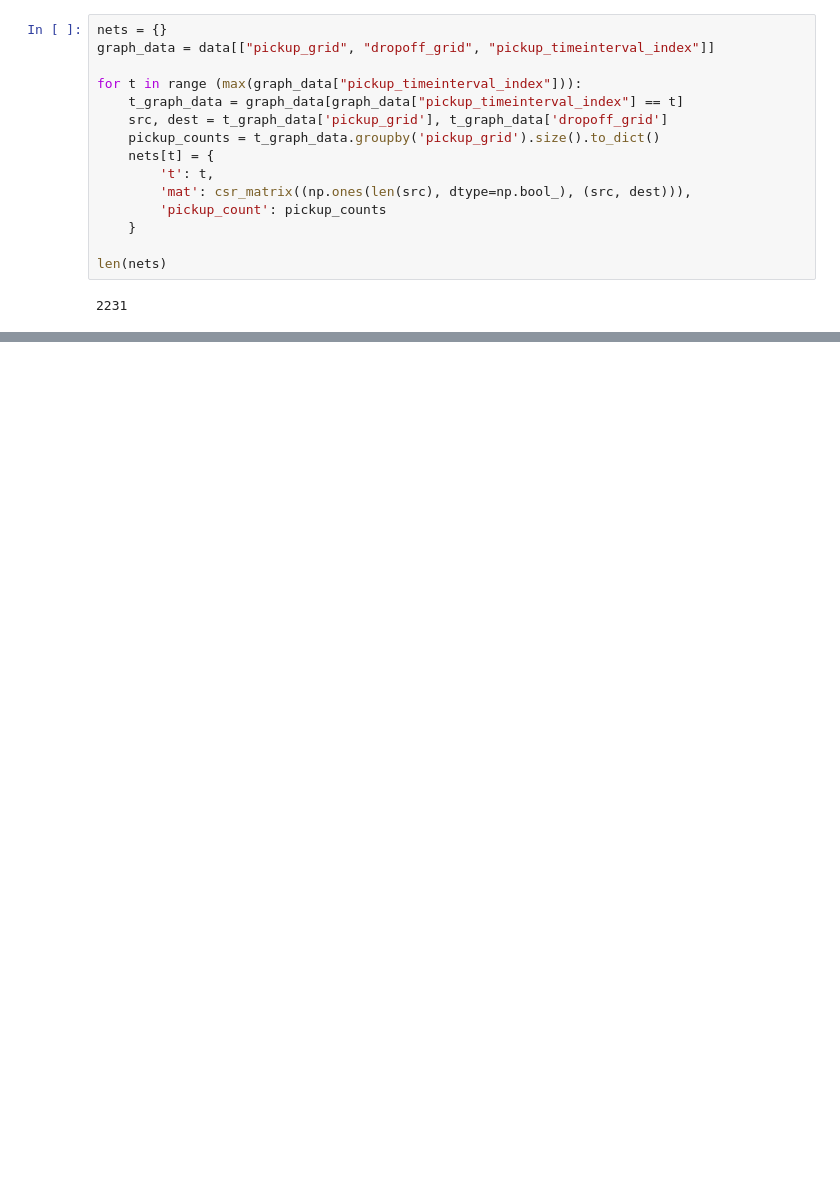
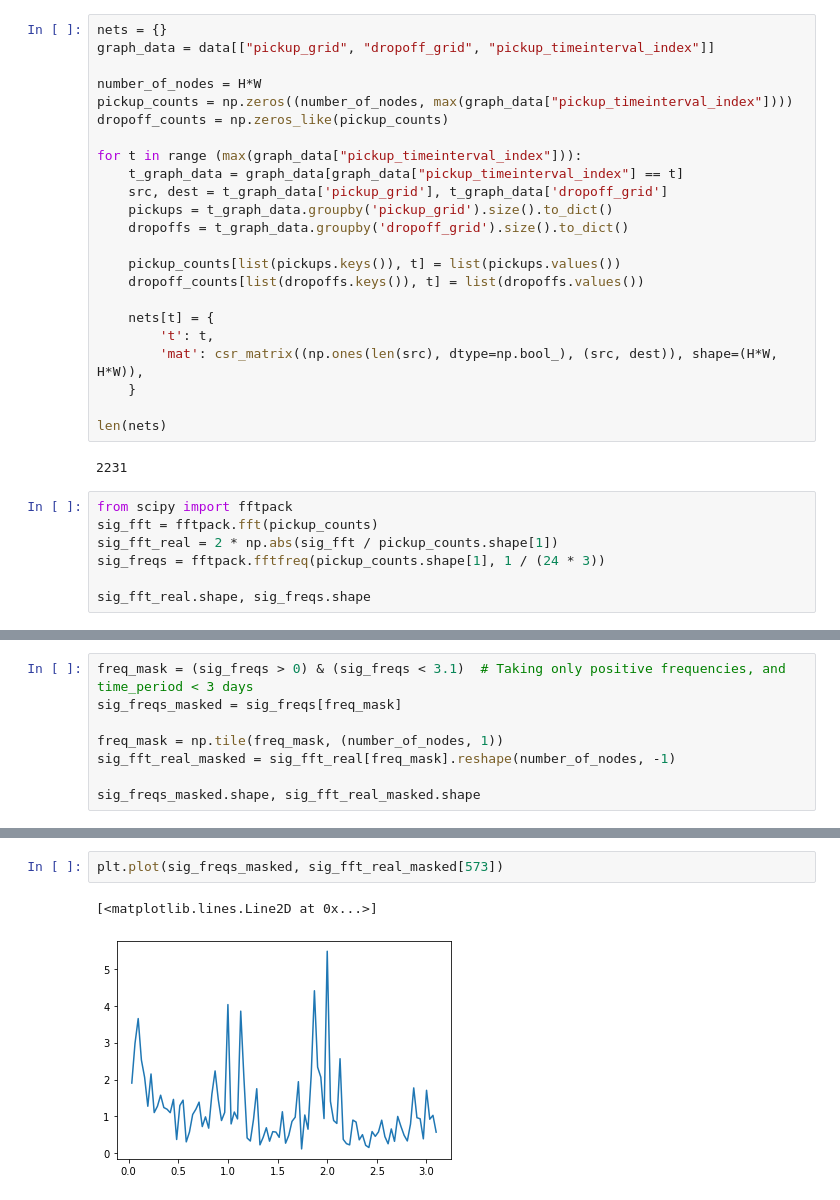
Before and after one commit to KAI10/NYC-Taxi-Demand-Prediction, a Jupyter notebook: gm_project.ipynb, the cells around one changed output, grey strips where cells are left out. Cells and saved outputs as stored; diff of their text form; blank space fills up the shorter version.

```diff
--- a/gm_project.ipynb
+++ b/gm_project.ipynb
@@ -206,16 +278,31 @@ f.savefig("trip_distance_histogram.png", bbox_inches='tight', dpi=600)
 nets = {}
 graph_data = data[["pickup_grid", "dropoff_grid", "pickup_timeinterval_index"]]
 
+number_of_nodes = H*W
+pickup_counts = np.zeros((number_of_nodes, max(graph_data["pickup_timeinterval_index"])))
+dropoff_counts = np.zeros_like(pickup_counts)
+
 for t in range (max(graph_data["pickup_timeinterval_index"])):
     t_graph_data = graph_data[graph_data["pickup_timeinterval_index"] == t]
     src, dest = t_graph_data['pickup_grid'], t_graph_data['dropoff_grid']
-    pickup_counts = t_graph_data.groupby('pickup_grid').size().to_dict()
+    pickups = t_graph_data.groupby('pickup_grid').size().to_dict()
+    dropoffs = t_graph_data.groupby('dropoff_grid').size().to_dict()
+
+    pickup_counts[list(pickups.keys()), t] = list(pickups.values())
+    dropoff_counts[list(dropoffs.keys()), t] = list(dropoffs.values())
+
     nets[t] = {
         't': t,
-        'mat': csr_matrix((np.ones(len(src), dtype=np.bool_), (src, dest))),
-        'pickup_count': pickup_counts
+        'mat': csr_matrix((np.ones(len(src), dtype=np.bool_), (src, dest)), shape=(H*W, H*W)),
     }
 
 len(nets)
 # %% [output]
 2231
+# %%
+from scipy import fftpack
+sig_fft = fftpack.fft(pickup_counts)
+sig_fft_real = 2 * np.abs(sig_fft / pickup_counts.shape[1])
+sig_freqs = fftpack.fftfreq(pickup_counts.shape[1], 1 / (24 * 3))
+
+sig_fft_real.shape, sig_freqs.shape
@@ -221,0 +311,8 @@ len(nets)
+# %%
+freq_mask = (sig_freqs > 0) & (sig_freqs < 3.1)  # Taking only positive frequencies, and time_period < 3 days
+sig_freqs_masked = sig_freqs[freq_mask]
+
+freq_mask = np.tile(freq_mask, (number_of_nodes, 1))
+sig_fft_real_masked = sig_fft_real[freq_mask].reshape(number_of_nodes, -1)
+
+sig_freqs_masked.shape, sig_fft_real_masked.shape
@@ -221,0 +332,5 @@ len(nets)
+# %%
+plt.plot(sig_freqs_masked, sig_fft_real_masked[573])
+# %% [output]
+[<matplotlib.lines.Line2D at 0x...>]
+[figure, added]
```
Also changed, not shown: parts of 31 cells of this notebook.
